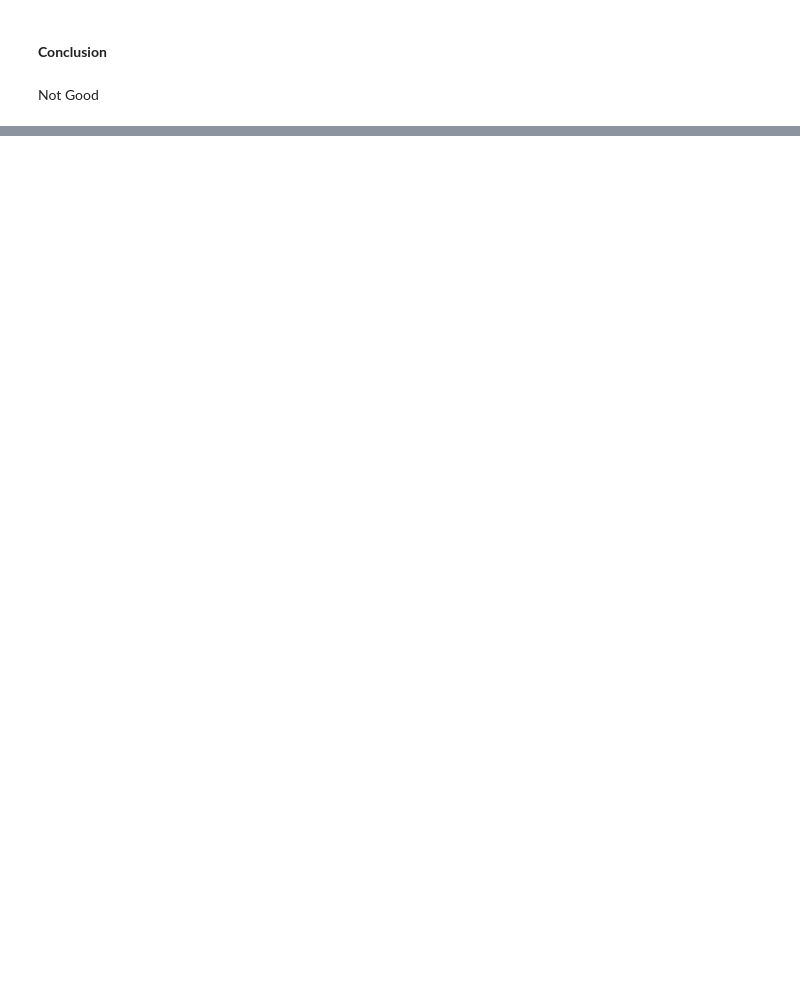
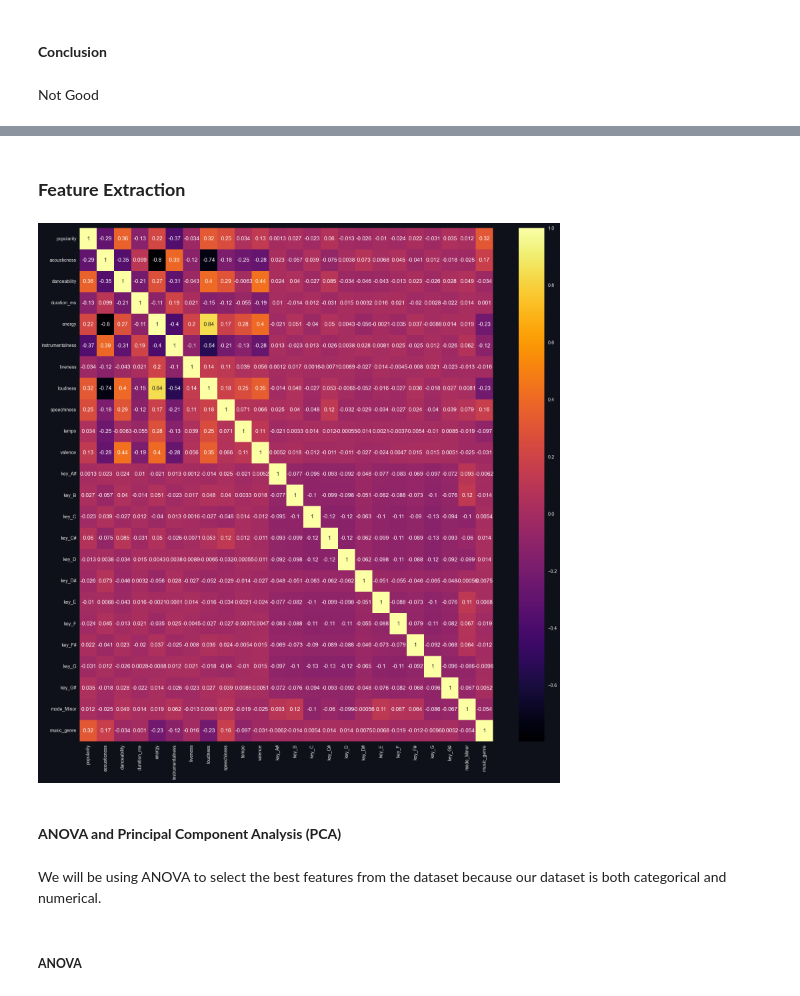
Before and after one commit to AthimetA/FRA503_HW_ML, a Jupyter notebook: Project/project.ipynb, the cells around one changed output, grey strips where cells are left out. Drawn from its saved outputs; the diff is of its cells as text; code cells hidden in the pictures; blank space fills up the shorter version.

Commit message:
ANOVA done k=11

```diff
--- a/Project/project.ipynb
+++ b/Project/project.ipynb
@@ -1551,0 +1309,10 @@ Not Good
+# %%
+df = pd.read_csv('Data/dfOutlier_res.csv')
+dfNum = ['popularity', 'acousticness', 'danceability', 'duration_ms', 'energy',
+       'instrumentalness', 'liveness', 'loudness', 'speechiness', 'tempo',
+       'valence']
+dfCate = ['key', 'mode']
+# %%
+df = pd.get_dummies(df, columns=['key','mode'],drop_first=True)
+X = df.drop(['music_genre'], axis=1)
+y = df['music_genre']
@@ -1551,0 +1355,8 @@ Not Good
+# %% [markdown]
+### **Feature Extraction**
+# %%
+def checkCorrFF(df, figw, figh):
+    corr, ax = plt.subplots(1, 1, figsize=(figw, figh))
+    cor = df.corr()
+    sns.heatmap(cor, annot=True, cmap='inferno', ax=ax)
+    return corr
@@ -1551,0 +1396,21 @@ Not Good
+# %%
+df = pd.read_csv('Data/df_FE_SS.csv')
+dfNum = ['popularity', 'acousticness', 'danceability', 'duration_ms', 'energy',
+       'instrumentalness', 'liveness', 'loudness', 'speechiness', 'tempo',
+       'valence']
+dfCate = ['key', 'mode']
+X = df.drop(['music_genre'], axis=1)
+y = df['music_genre']
+y_vis = y.replace({'Electronic':0, 'Anime':1, 'Jazz':2, 'Alternative':3, 'Country':4, 'Rap':5, 'Blues':6, 'Rock':7, 'Classical':8, 'Hip-Hop':9})
+dfvis = pd.DataFrame(X, columns=df.drop(['music_genre'], axis=1).columns)
+dfvis['music_genre'] = y_vis
+# %%
+scaledFECorr = checkCorrFF(dfvis, 20, 20)
+# %% [output]
+[figure, added]
+# %% [markdown]
+#### **ANOVA and Principal Component Analysis (PCA)**
+# %% [markdown]
+We will be using ANOVA to select the best features from the dataset because our dataset is both categorical and numerical.
+# %% [markdown]
+##### **ANOVA**
```
Also changed, not shown: parts of 55 cells of this notebook, 1 other file.
